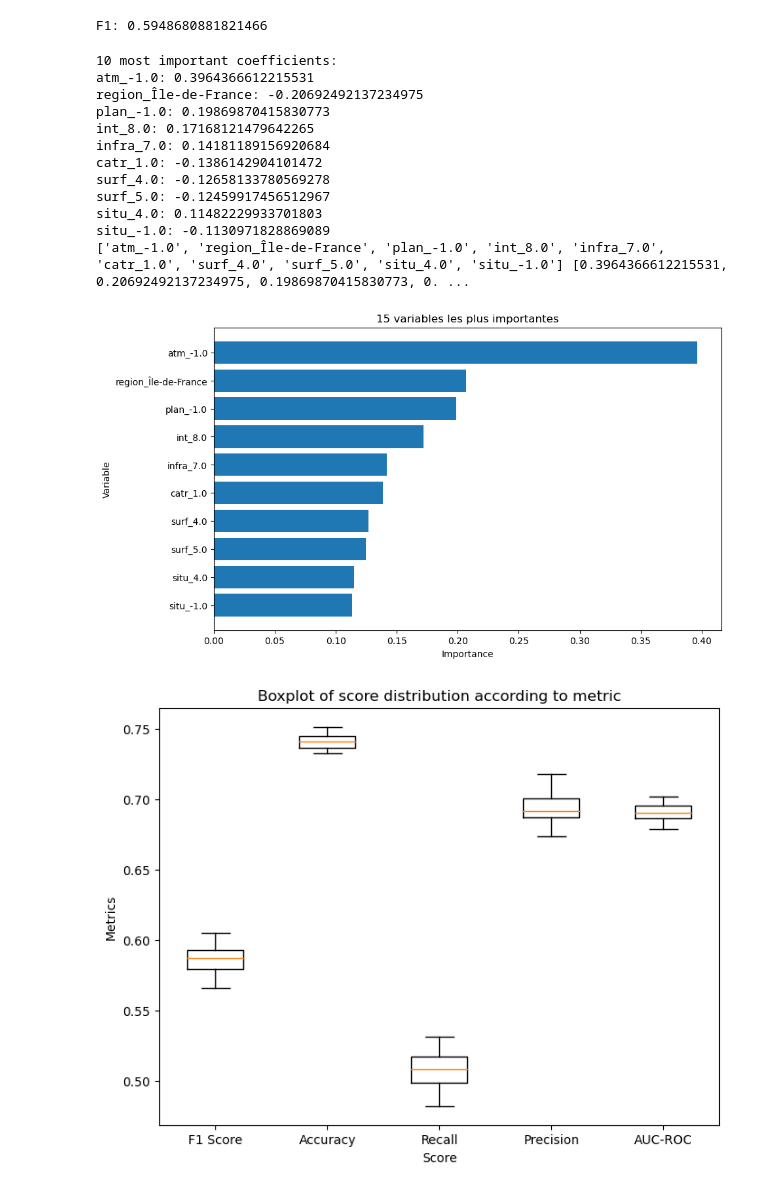
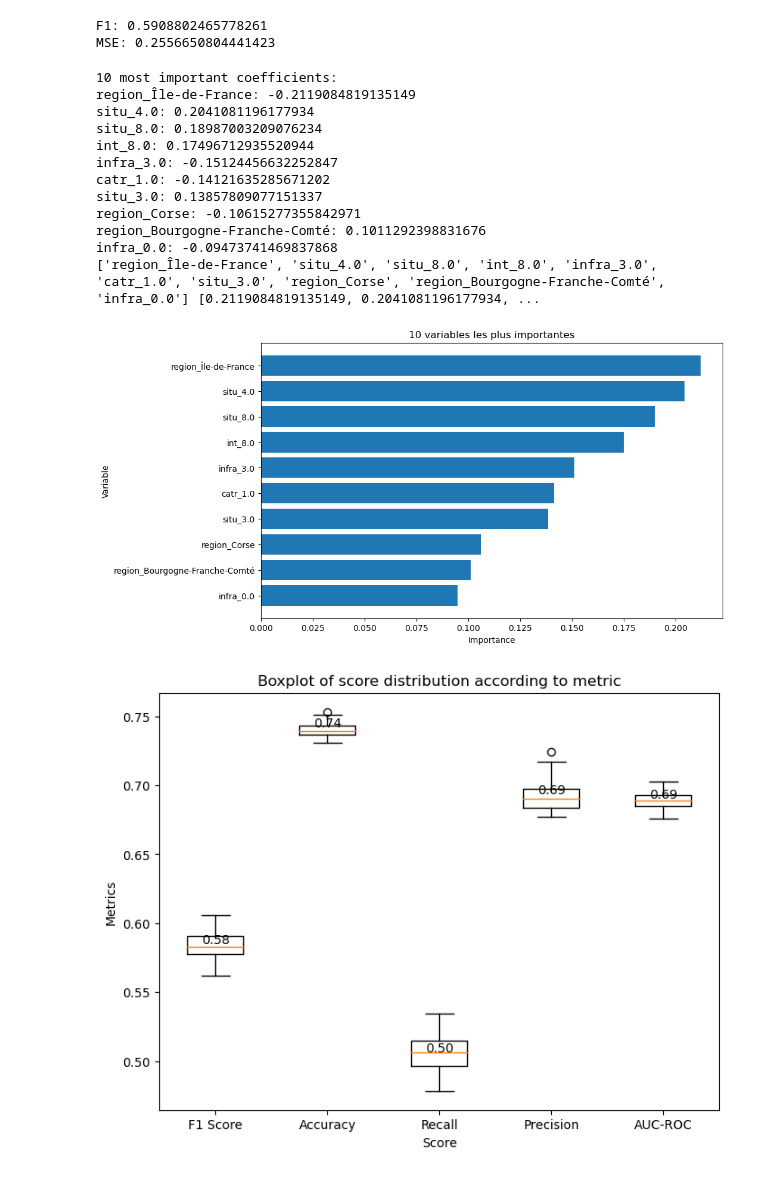
Before and after one commit to solinemignot/statapp_sujet26, a Jupyter notebook: Partie2_ML/ml linéaire/dummies_test.ipynb, the cells around one changed output. Cells and saved outputs as stored; diff of their text form; code cells hidden in the pictures.

Commit message:
graphiques

```diff
--- a/Partie2_ML/ml linéaire/dummies_test.ipynb
+++ b/Partie2_ML/ml linéaire/dummies_test.ipynb
@@ -96,7 +96,8 @@ df['mois'] = df['mois'].replace({1.:'janvier',2.:'février',3.:'mars',4.:'avril'
 df = pd.get_dummies(df, columns=['mois'], prefix='mois', dtype=int)
 
 # Dummy pour les variables spécifiées, en excluant les valeurs égales à -1 : celles qui ont pas de sens (valeur num )
-columns_to_dummy = ['lum', 'agg', 'int', 'atm', 'catr', 'circ', 'prof', 'plan', 'surf', 'situ', 'infra']
+columns_to_dummy = ['lum', 'agg', 'int', 'catr', 'circ', 'situ', 'infra']
+df[columns_to_dummy] = df[columns_to_dummy].replace(-1, np.nan)
 
 for column in columns_to_dummy:
         df = pd.get_dummies(df, columns=[column], prefix=[column], dtype=int)
@@ -221,7 +222,7 @@ df['region'] = df['dep'].apply(assign_region)
 
 df = pd.get_dummies(df, columns=['region'], prefix='region', dtype=int)
 
-df = df.drop(columns=['Num_Acc','an','adr','lat','long','lartpc','larrout','com','gps','voie','dep','v2','pr','pr1','date'])
+df = df.drop(columns=['Num_Acc','an','adr','lat','long','lartpc','larrout','com','gps','voie','dep','v2','pr','pr1','date','atm','plan','prof','surf'])
 #ici on enlève an car on ne regarde que pour 2019
 df['hrmn'] = df['hrmn'].str.split(':').str[0]
 
@@ -258,8 +259,12 @@ for i in range(len(y_pred)):
 # Calculer le score f1 du modèle
 f1 = f1_score(y_test, y_pred)
 print("F1:", f1)
+# Calculer le score f1 du modèle
+R2 = mean_squared_error(y_test, y_pred)
+print("MSE:", R2)
 # %% [output]
-F1: 0.5948680881821466
+F1: 0.5908802465778261
+MSE: 0.2556650804441423
 # %%
 # On récupère les coefficients
 coefficients = model.coef_
@@ -269,46 +274,46 @@ feature_importance = list(zip(features, coefficients))
 
 
 # Trier les coefficients par valeur absolue
 feature_importance_sorted = sorted(feature_importance, key=lambda x: abs(x[1]), reverse=True)
 
 # Afficher les 10 coefficients les plus importants
 # Afficher les 10 coefficients les plus importants
 variables=[]
 coeffs=[]
 print("10 most important coefficients:")
 for i in range(10):
     feature, importance = feature_importance_sorted[i]
     print(f"{feature}: {importance}")
     variables.append(feature)
     coeffs.append(abs(importance))
 print(variables, coeffs)
 
 
 # Tracer l'importance des 10 variables les plus importantes
 # Tracer l'importance des 15 variables les plus importantes
 plt.figure(figsize=(10, 6))
 plt.barh(variables, coeffs)
 plt.xlabel('Importance')
 plt.ylabel('Variable')
-plt.title('15 variables les plus importantes')
+plt.title('10 variables les plus importantes')
 plt.gca().invert_yaxis()  # Inverser l'axe y pour avoir la variable la plus importante en haut
 
 
 plt.show()
 # %% [output]
 10 most important coefficients:
-atm_-1.0: 0.3964366612215531
-region_Île-de-France: -0.20692492137234975
-plan_-1.0: 0.19869870415830773
-int_8.0: 0.17168121479642265
-infra_7.0: 0.14181189156920684
-catr_1.0: -0.1386142904101472
-surf_4.0: -0.12658133780569278
-surf_5.0: -0.12459917456512967
-situ_4.0: 0.11482229933701803
-situ_-1.0: -0.1130971828869089
-['atm_-1.0', 'region_Île-de-France', 'plan_-1.0', 'int_8.0', 'infra_7.0', 'catr_1.0', 'surf_4.0', 'surf_5.0', 'situ_4.0', 'situ_-1.0'] [0.3964366612215531, 0.20692492137234975, 0.19869870415830773, 0. ...
+region_Île-de-France: -0.2119084819135149
+situ_4.0: 0.2041081196177934
+situ_8.0: 0.18987003209076234
+int_8.0: 0.17496712935520944
+infra_3.0: -0.15124456632252847
+catr_1.0: -0.14121635285671202
+situ_3.0: 0.13857809077151337
+region_Corse: -0.10615277355842971
+region_Bourgogne-Franche-Comté: 0.1011292398831676
+infra_0.0: -0.09473741469837868
+['region_Île-de-France', 'situ_4.0', 'situ_8.0', 'int_8.0', 'infra_3.0', 'catr_1.0', 'situ_3.0', 'region_Corse', 'region_Bourgogne-Franche-Comté', 'infra_0.0'] [0.2119084819135149, 0.2041081196177934, ...
-[figure, old version]
+[figure, new version]
 # %%
 skf = StratifiedKFold(n_splits=20, random_state=42, shuffle=True)
 
@@ -356,9 +361,15 @@ for train_index, test_index in skf.split(X, y):
 plt.figure(figsize=(8, 6))
 plt.boxplot([f1s, accuracies, recalls, precisions, auc_rocs],
             labels=['F1 Score', 'Accuracy', 'Recall', 'Precision', 'AUC-ROC'])
+# Calculate mean values for each box plot
+mean_values = [np.mean(d) for d in [f1s, accuracies, recalls, precisions, auc_rocs]]
+
+# Add mean values to the plot
+for i, mean in enumerate(mean_values, start=1):
+    plt.text(i, mean, f'{mean:.2f}', ha='center', va='bottom', color='black')
 plt.xlabel('Score')
 plt.ylabel('Metrics')
 plt.title('Boxplot of score distribution according to metric')
 plt.show()
 # %% [output]
-[figure, old version]
+[figure, new version]
```
Also changed, not shown: 6 other files.
